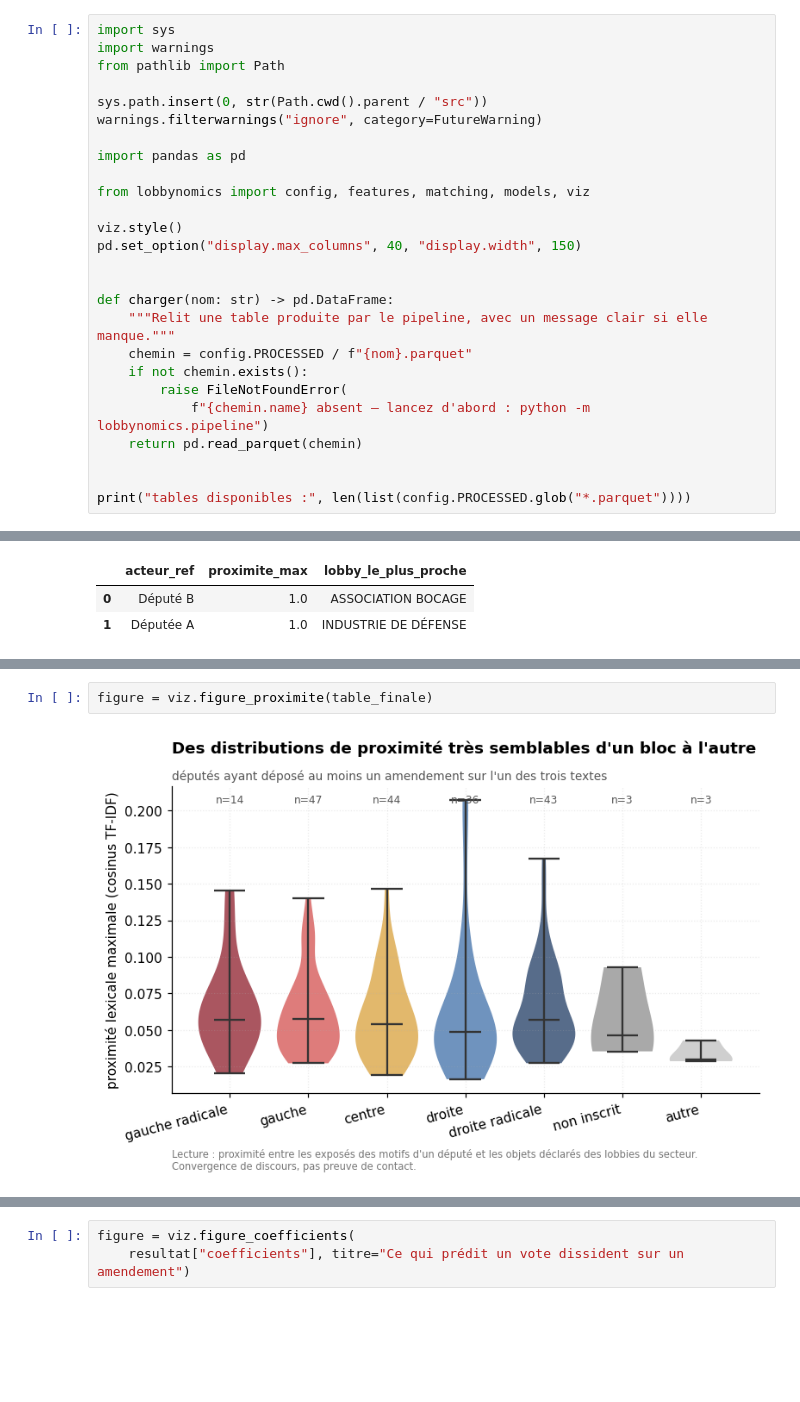
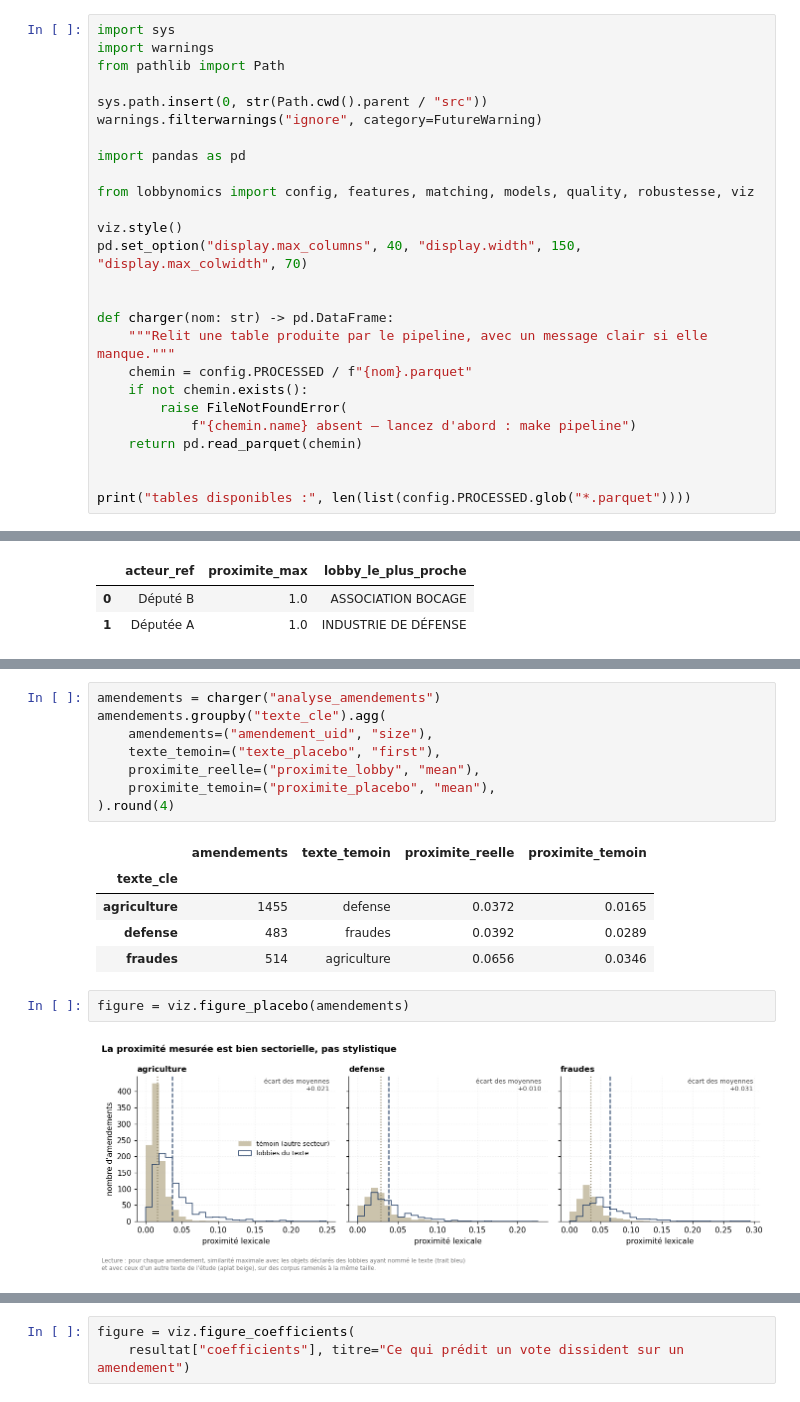
Before and after one commit to nicolleremanto/Cartographier-lobbie-AssemNat-, a Jupyter notebook: notebooks/rapport.ipynb, the cells around one changed output, grey strips where cells are left out. Cells and saved outputs as stored; diff of their text form; blank space fills up the shorter version.

Commit message:
Tables, figures et notebook régénérés par une exécution complète du pipeline

```diff
--- a/notebooks/rapport.ipynb
+++ b/notebooks/rapport.ipynb
@@ -29,10 +33,10 @@ warnings.filterwarnings("ignore", category=FutureWarning)
 
 import pandas as pd
 
-from lobbynomics import config, features, matching, models, viz
+from lobbynomics import config, features, matching, models, quality, robustesse, viz
 
 viz.style()
-pd.set_option("display.max_columns", 40, "display.width", 150)
+pd.set_option("display.max_columns", 40, "display.width", 150, "display.max_colwidth", 70)
 
 
 def charger(nom: str) -> pd.DataFrame:
@@ -40,7 +44,7 @@ def charger(nom: str) -> pd.DataFrame:
     chemin = config.PROCESSED / f"{nom}.parquet"
     if not chemin.exists():
         raise FileNotFoundError(
-            f"{chemin.name} absent — lancez d'abord : python -m lobbynomics.pipeline")
+            f"{chemin.name} absent — lancez d'abord : make pipeline")
     return pd.read_parquet(chemin)
 
 
@@ -505,5 +611,19 @@ députés auteurs d'au moins un amendement sur les trois textes : 190
+# %%
+amendements = charger("analyse_amendements")
+amendements.groupby("texte_cle").agg(
+    amendements=("amendement_uid", "size"),
+    texte_temoin=("texte_placebo", "first"),
+    proximite_reelle=("proximite_lobby", "mean"),
+    proximite_temoin=("proximite_placebo", "mean"),
+).round(4)
+# %% [output]
+|  | amendements | texte_temoin | proximite_reelle | proximite_temoin |
+| texte_cle |  |  |  |  |
+| agriculture | 1455 | defense | 0.0372 | 0.0165 |
+| defense | 483 | fraudes | 0.0392 | 0.0289 |
+| fraudes | 514 | agriculture | 0.0656 | 0.0346 |
 # %%
-figure = viz.figure_proximite(table_finale)
+figure = viz.figure_placebo(amendements)
 # %% [output]
-[figure, old version]
+[figure, new version]
 # %% [markdown]
```
Also changed, not shown: parts of 74 cells of this notebook, 27 other files.
